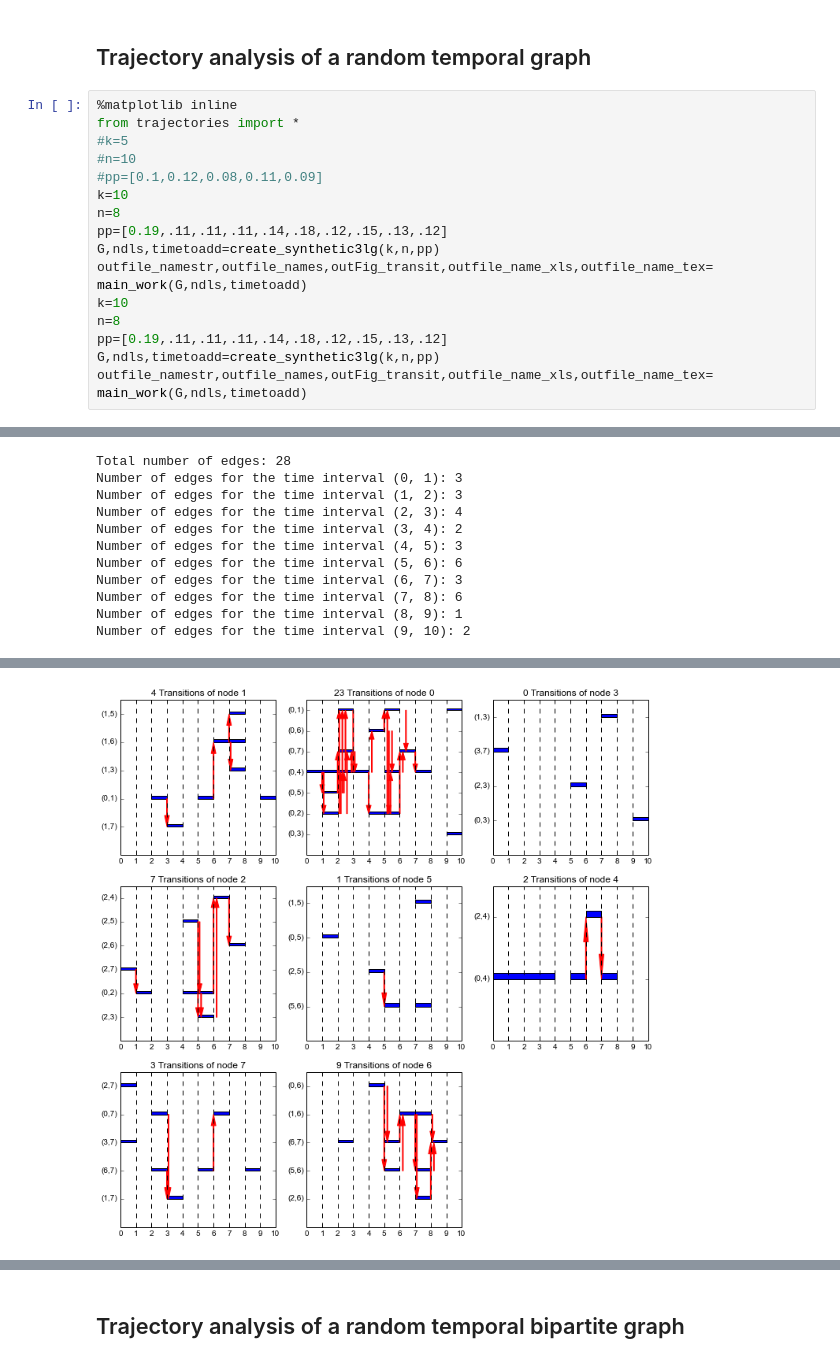
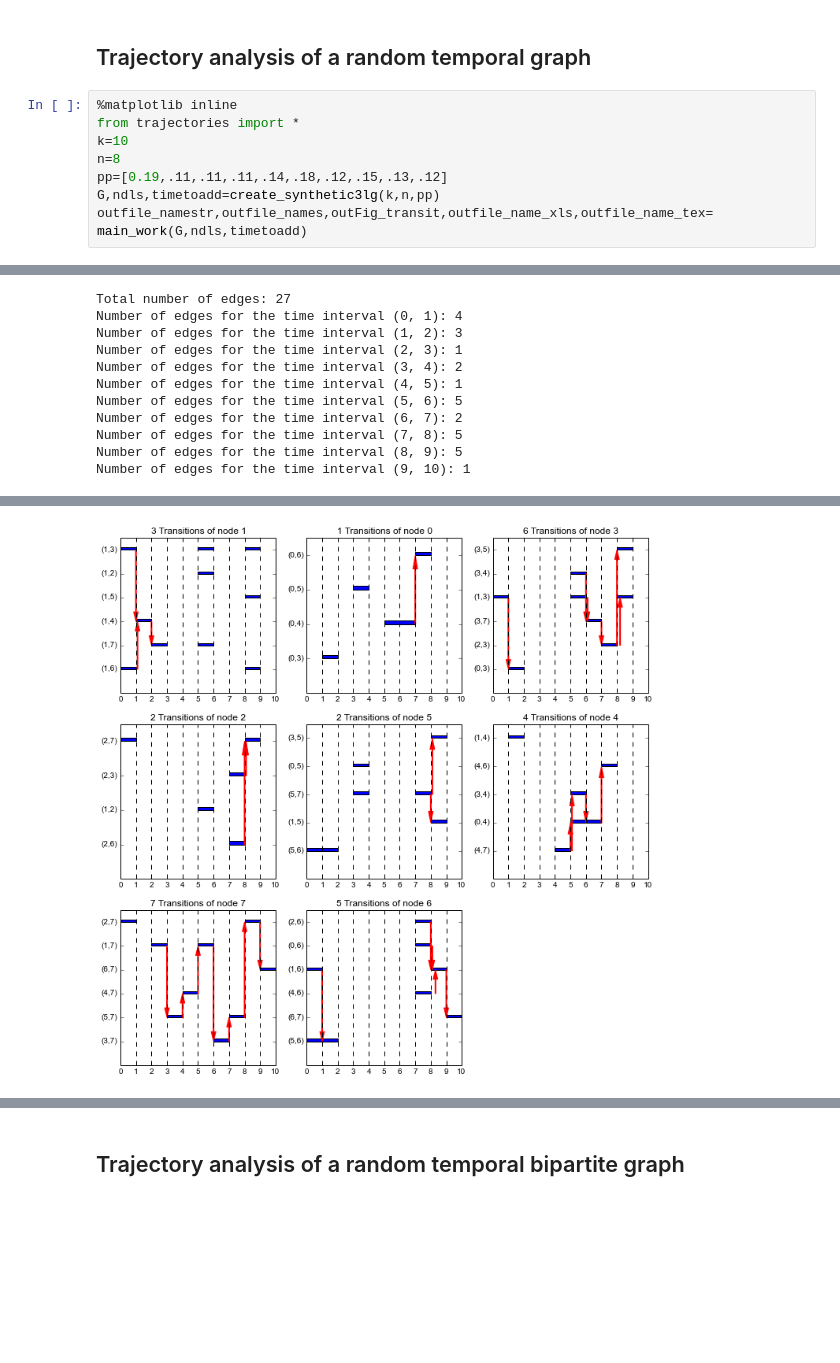
Before and after one commit to mboudour/TrajectoriesOfTemporalGraphs, a Jupyter notebook: temporal.ipynb, the cells around one changed output, grey strips where cells are left out. Cells and saved outputs as stored; diff of their text form; blank space fills up the shorter version.

```diff
--- a/temporal.ipynb
+++ b/temporal.ipynb
@@ -82,17 +82,9 @@ Image(filename='out/trajectories1-13.png')
 # %%
 %matplotlib inline
 from trajectories import *
-#k=5
-#n=10
-#pp=[0.1,0.12,0.08,0.11,0.09]
 k=10
 n=8
 pp=[0.19,.11,.11,.11,.14,.18,.12,.15,.13,.12]
 G,ndls,timetoadd=create_synthetic3lg(k,n,pp)
 outfile_namestr,outfile_names,outFig_transit,outfile_name_xls,outfile_name_tex= main_work(G,ndls,timetoadd)
-k=10
-n=8
-pp=[0.19,.11,.11,.11,.14,.18,.12,.15,.13,.12]
-G,ndls,timetoadd=create_synthetic3lg(k,n,pp)
-outfile_namestr,outfile_names,outFig_transit,outfile_name_xls,outfile_name_tex= main_work(G,ndls,timetoadd)
 # %% [output]
@@ -100,11 +92,11 @@ outfile_namestr,outfile_names,outFig_transit,outfile_name_xls,outfile_name_tex=
-Total number of edges: 28
-Number of edges for the time interval (0, 1): 3
+Total number of edges: 27
+Number of edges for the time interval (0, 1): 4
 Number of edges for the time interval (1, 2): 3
-Number of edges for the time interval (2, 3): 4
+Number of edges for the time interval (2, 3): 1
 Number of edges for the time interval (3, 4): 2
-Number of edges for the time interval (4, 5): 3
-Number of edges for the time interval (5, 6): 6
-Number of edges for the time interval (6, 7): 3
-Number of edges for the time interval (7, 8): 6
-Number of edges for the time interval (8, 9): 1
-Number of edges for the time interval (9, 10): 2
+Number of edges for the time interval (4, 5): 1
+Number of edges for the time interval (5, 6): 5
+Number of edges for the time interval (6, 7): 2
+Number of edges for the time interval (7, 8): 5
+Number of edges for the time interval (8, 9): 5
+Number of edges for the time interval (9, 10): 1
@@ -112 +104 @@ Number of edges for the time interval (9, 10): 2
-[figure, old version]
+[figure, new version]
```
Also changed, not shown: parts of 2 cells of this notebook, 1 other file.
